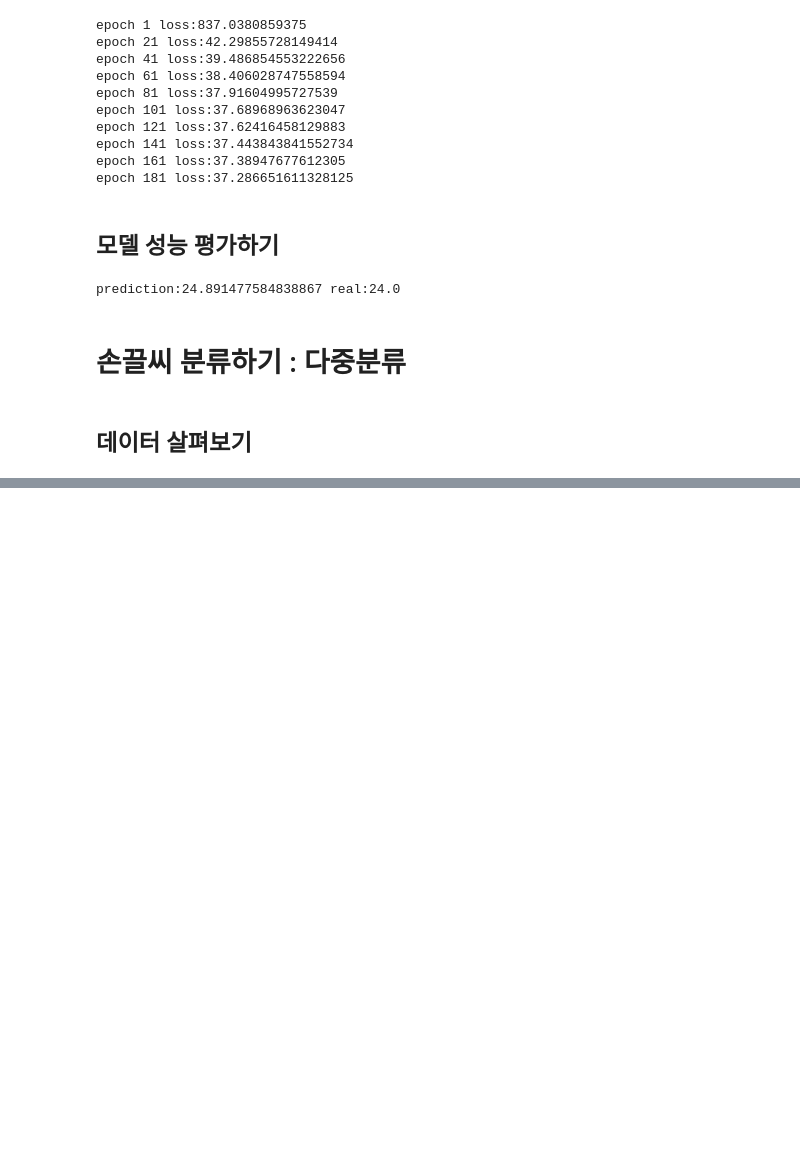
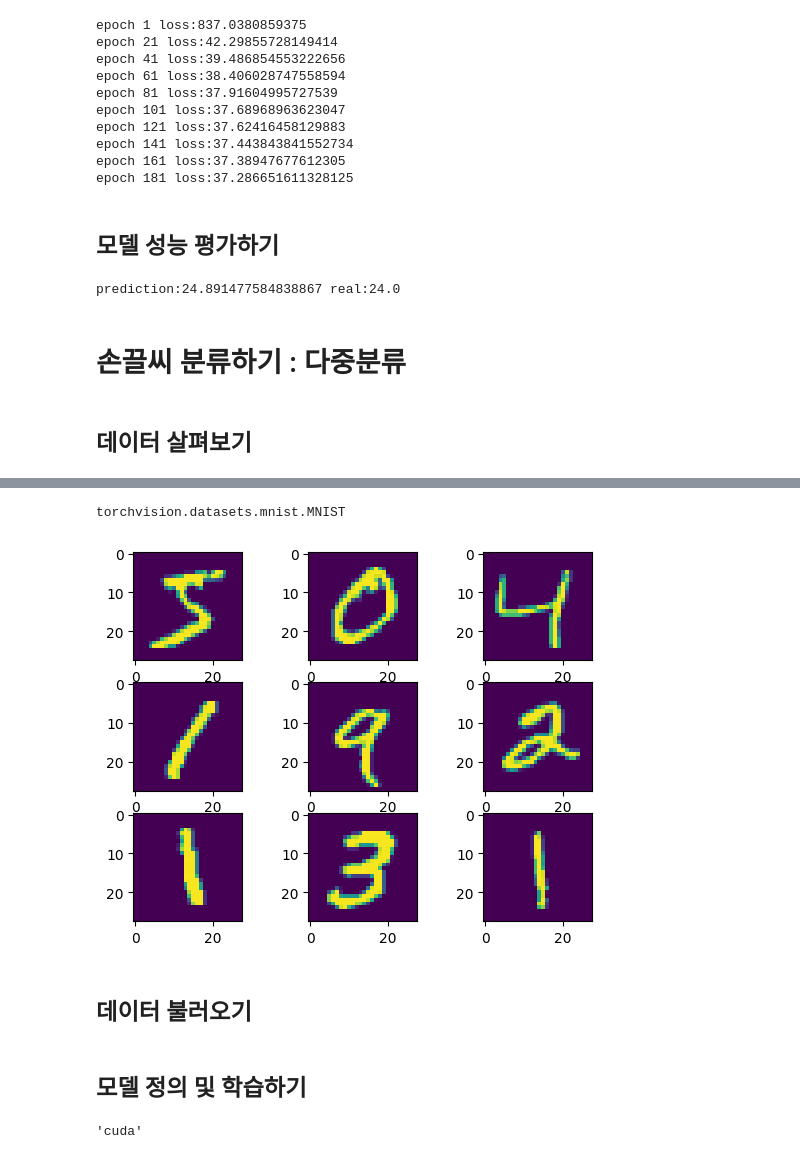
Before and after one commit to restful3/ds4th_study, a Jupyter notebook: source/텐초의 파이토치 딥러닝 특강/03_간단한_신경망_만들기_Song.ipynb, the cells around one changed output, grey strips where cells are left out. Saved outputs shown, nothing was run; the diff lists cells and outputs as text; code cells hidden in the pictures; blank space fills up the shorter version.

```diff
--- a/source/텐초의 파이토치 딥러닝 특강/03_간단한_신경망_만들기_Song.ipynb
+++ b/source/텐초의 파이토치 딥러닝 특강/03_간단한_신경망_만들기_Song.ipynb
@@ -202,0 +189,13 @@ NameError: name 'train_data' is not defined
+# %%
+type(training_data)
+# %% [output]
+torchvision.datasets.mnist.MNIST
+# %%
+for i in range(9):
+    plt.subplot(3,3,i+1)
+    plt.imshow(training_data.data[i])
+plt.show()
+# %% [output]
+[figure, added]
+# %% [markdown]
+## 데이터 불러오기
@@ -202,0 +207,11 @@ NameError: name 'train_data' is not defined
+# %% [markdown]
+## 모델 정의 및 학습하기
+# %%
+import torch
+import torch.nn as nn
+from torch.optim.adam import Adam
+
+device = 'cuda' if torch.cuda.is_available() else 'cpu'
+device
+# %% [output]
+'cuda'
```
Also changed, not shown: parts of 4 cells of this notebook, 1 other file.
